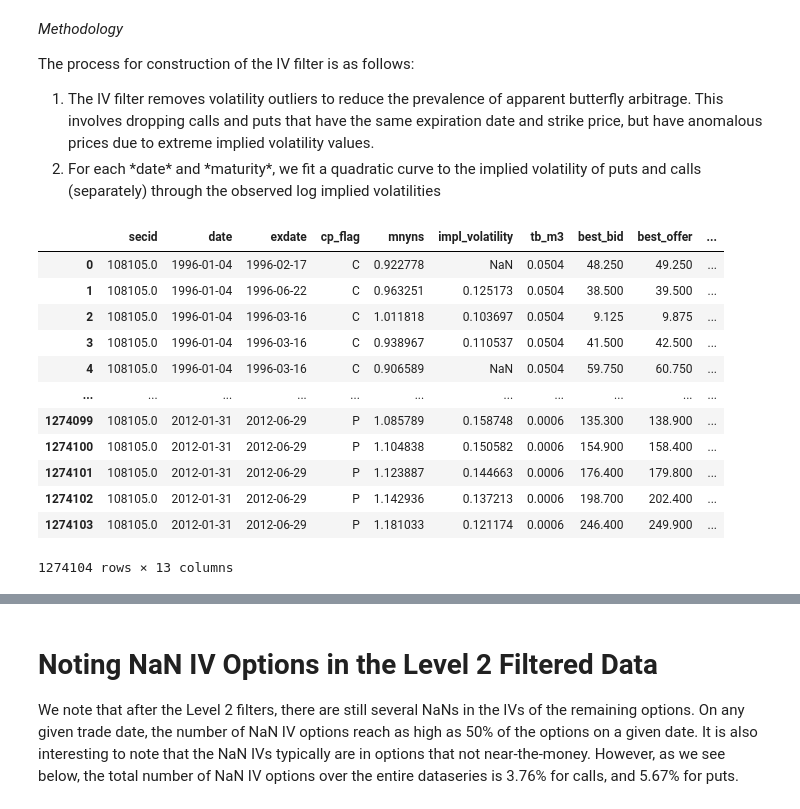
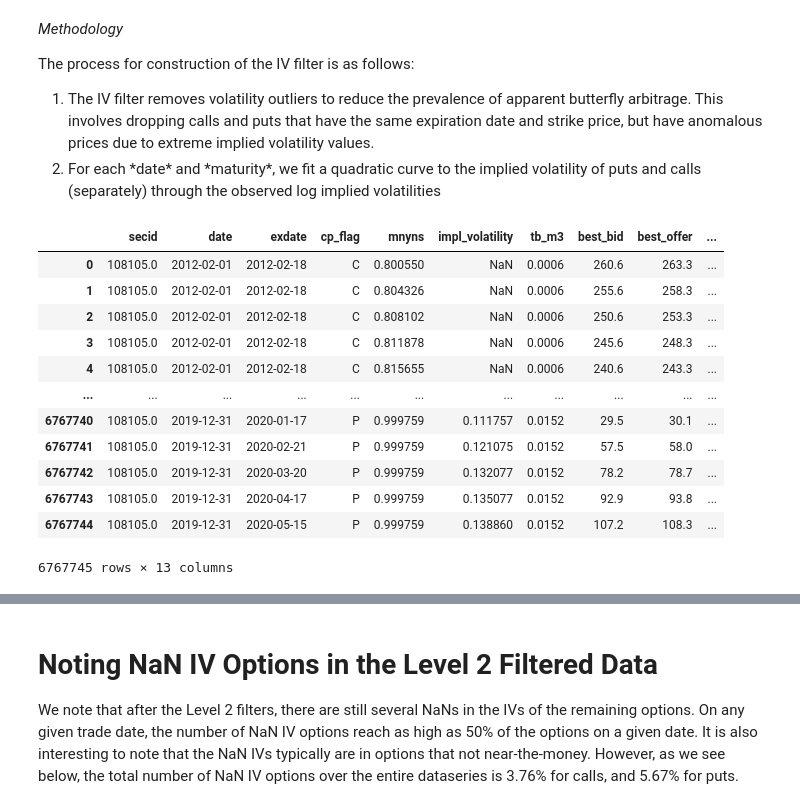
Before and after one commit to harrypandas/finm-32900_final_project, a Jupyter notebook: notebooks/level_03_filter.ipynb, the cells around one changed output, grey strips where cells are left out. Cells and saved outputs as stored; diff of their text form; code cells hidden in the pictures.

```diff
--- a/notebooks/level_03_filter.ipynb
+++ b/notebooks/level_03_filter.ipynb
@@ -274,26 +290,30 @@ The process for construction of the IV filter is as follows:
 
 </ol>
 # %%
+# date_range = '1996-01_2012-01'
+date_range = '2012-02_2019-12'
+
+
 # read in L2 filtered data
-l2_data = pd.read_parquet(DATA_DIR / "pulled/data_199601_201201_L2filter.parquet", columns=['secid', 'date', 'exdate', 'cp_flag', 'mnyns', 'impl_volatility', 'tb_m3', 'best_bid', 'best_offer', 'strike_price', 'contract_size', 'sec_price'])
+l2_data = pd.read_parquet(DATA_DIR / f"intermediate/data_{date_range}_L2filter.parquet", columns=['secid', 'date', 'exdate', 'cp_flag', 'mnyns', 'impl_volatility', 'tb_m3', 'best_bid', 'best_offer', 'strike_price', 'contract_size', 'sec_price'])
 l2_data
 # calc log IV
 l2_data['log_iv'] = np.log(l2_data['impl_volatility'])
 l2_data
 # %% [output]
 |  | secid | date | exdate | cp_flag | mnyns | impl_volatility | tb_m3 | best_bid | best_offer | ... |
-| 0 | 108105.0 | 1996-01-04 | 1996-02-17 | C | 0.922778 | NaN | 0.0504 | 48.250 | 49.250 | ... |
-| 1 | 108105.0 | 1996-01-04 | 1996-06-22 | C | 0.963251 | 0.125173 | 0.0504 | 38.500 | 39.500 | ... |
-| 2 | 108105.0 | 1996-01-04 | 1996-03-16 | C | 1.011818 | 0.103697 | 0.0504 | 9.125 | 9.875 | ... |
-| 3 | 108105.0 | 1996-01-04 | 1996-03-16 | C | 0.938967 | 0.110537 | 0.0504 | 41.500 | 42.500 | ... |
-| 4 | 108105.0 | 1996-01-04 | 1996-03-16 | C | 0.906589 | NaN | 0.0504 | 59.750 | 60.750 | ... |
+| 0 | 108105.0 | 2012-02-01 | 2012-02-18 | C | 0.800550 | NaN | 0.0006 | 260.6 | 263.3 | ... |
+| 1 | 108105.0 | 2012-02-01 | 2012-02-18 | C | 0.804326 | NaN | 0.0006 | 255.6 | 258.3 | ... |
+| 2 | 108105.0 | 2012-02-01 | 2012-02-18 | C | 0.808102 | NaN | 0.0006 | 250.6 | 253.3 | ... |
+| 3 | 108105.0 | 2012-02-01 | 2012-02-18 | C | 0.811878 | NaN | 0.0006 | 245.6 | 248.3 | ... |
+| 4 | 108105.0 | 2012-02-01 | 2012-02-18 | C | 0.815655 | NaN | 0.0006 | 240.6 | 243.3 | ... |
 | ... | ... | ... | ... | ... | ... | ... | ... | ... | ... | ... |
-| 1274099 | 108105.0 | 2012-01-31 | 2012-06-29 | P | 1.085789 | 0.158748 | 0.0006 | 135.300 | 138.900 | ... |
-| 1274100 | 108105.0 | 2012-01-31 | 2012-06-29 | P | 1.104838 | 0.150582 | 0.0006 | 154.900 | 158.400 | ... |
-| 1274101 | 108105.0 | 2012-01-31 | 2012-06-29 | P | 1.123887 | 0.144663 | 0.0006 | 176.400 | 179.800 | ... |
-| 1274102 | 108105.0 | 2012-01-31 | 2012-06-29 | P | 1.142936 | 0.137213 | 0.0006 | 198.700 | 202.400 | ... |
-| 1274103 | 108105.0 | 2012-01-31 | 2012-06-29 | P | 1.181033 | 0.121174 | 0.0006 | 246.400 | 249.900 | ... |
+| 6767740 | 108105.0 | 2019-12-31 | 2020-01-17 | P | 0.999759 | 0.111757 | 0.0152 | 29.5 | 30.1 | ... |
+| 6767741 | 108105.0 | 2019-12-31 | 2020-02-21 | P | 0.999759 | 0.121075 | 0.0152 | 57.5 | 58.0 | ... |
+| 6767742 | 108105.0 | 2019-12-31 | 2020-03-20 | P | 0.999759 | 0.132077 | 0.0152 | 78.2 | 78.7 | ... |
+| 6767743 | 108105.0 | 2019-12-31 | 2020-04-17 | P | 0.999759 | 0.135077 | 0.0152 | 92.9 | 93.8 | ... |
+| 6767744 | 108105.0 | 2019-12-31 | 2020-05-15 | P | 0.999759 | 0.138860 | 0.0152 | 107.2 | 108.3 | ... |
-1274104 rows × 13 columns
+6767745 rows × 13 columns
 # %%
 fig, ax = plt.subplots(2,2, figsize=(12,8))
 
```
Also changed, not shown: parts of 23 cells of this notebook, 14 other files.
